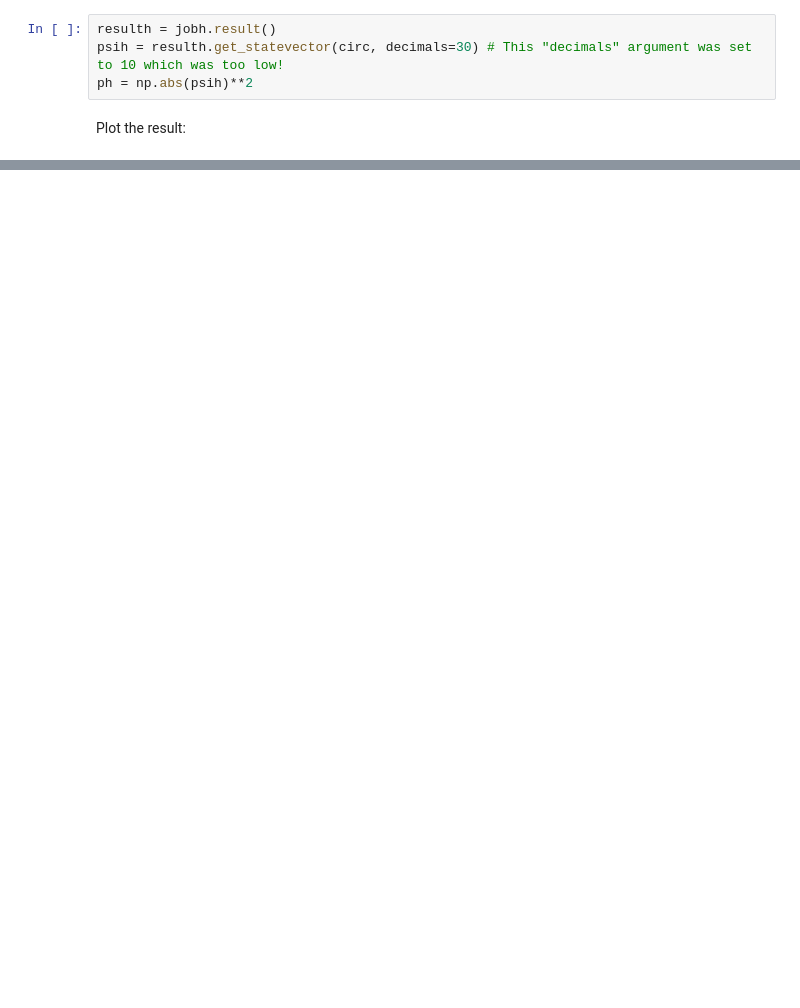
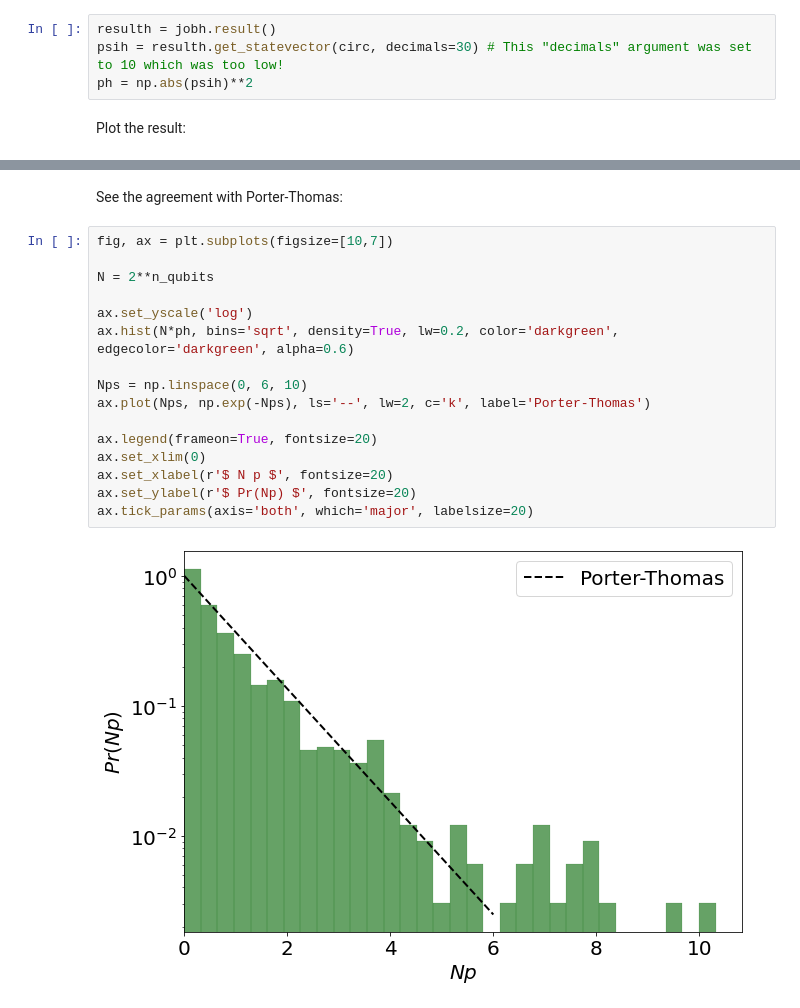
Before and after one commit to Matematija/QubitRBM, a Jupyter notebook: calculations/random_circuit_exact.ipynb, the cells around one changed output, grey strips where cells are left out. Saved outputs shown, nothing was run; the diff lists cells and outputs as text; blank space fills up the shorter version.

```diff
--- a/calculations/random_circuit_exact.ipynb
+++ b/calculations/random_circuit_exact.ipynb
@@ -133,0 +134,20 @@ plt.tight_layout(rect=[0, 0.03, 1, 0.9])
+# %% [markdown]
+See the agreement with Porter-Thomas:
+# %%
+fig, ax = plt.subplots(figsize=[10,7])
+
+N = 2**n_qubits
+
+ax.set_yscale('log')
+ax.hist(N*ph, bins='sqrt', density=True, lw=0.2, color='darkgreen', edgecolor='darkgreen', alpha=0.6)
+
+Nps = np.linspace(0, 6, 10)
+ax.plot(Nps, np.exp(-Nps), ls='--', lw=2, c='k', label='Porter-Thomas')
+
+ax.legend(frameon=True, fontsize=20)
+ax.set_xlim(0)
+ax.set_xlabel(r'$ N p $', fontsize=20)
+ax.set_ylabel(r'$ Pr(Np) $', fontsize=20)
+ax.tick_params(axis='both', which='major', labelsize=20)
+# %% [output]
+[figure, added]
```
Also changed, not shown: parts of 4 cells of this notebook, 3 other files.
